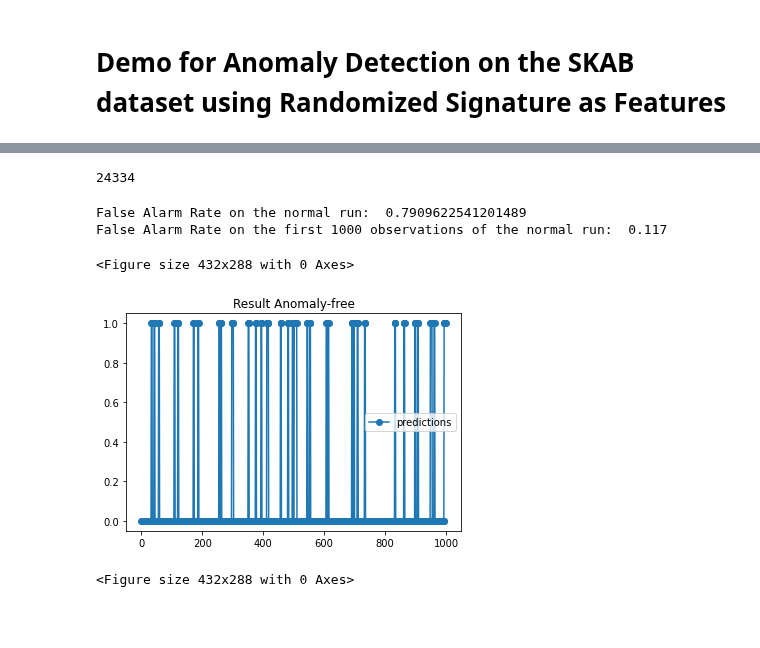
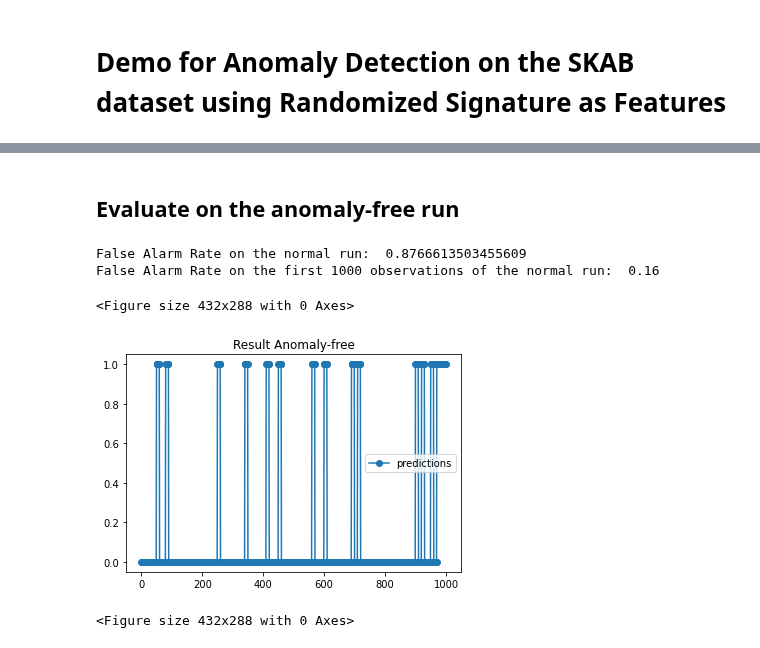
Before and after one commit to emguzzi/MasterThesisDemo, a Jupyter notebook: SKAB/SKAB_Signature_Demo.ipynb, the cells around one changed output, grey strips where cells are left out. Saved outputs shown, nothing was run; the diff lists cells and outputs as text; code cells hidden in the pictures; blank space fills up the shorter version.

```diff
--- a/SKAB/SKAB_Signature_Demo.ipynb
+++ b/SKAB/SKAB_Signature_Demo.ipynb
@@ -16,0 +19,9 @@ import utils
+# %%
+## read the data
+list_of_df, anomaly_free = utils.read_SKAB(anomaly_free = True)
+
+## inspect data
+print(list_of_df[0].head())
+cols = list_of_df[0].columns
+#plot different columns of the dataset
+plt.plot(list_of_df[0][cols[1]])
@@ -17,19 +52,22 @@ import utils
 # %%
-## hyperparameters
-
+## hyperparameters for the randomized signature and the model
 def identity(x):
     return x
 def sigmoid(x):
     return 1/(1+np.exp(-x))
 
 hyperparams_dict = {
-'varA':0.1,
+'varA':1e-5,
 'mean':0,
 'res_size':100,
-'activation': sigmoid
+'activation': identity
 }
 
-len_sub = 3
+len_sub = 10
 dim_paths = 8
 
 [As,bs] = get_random_coeff(dim_paths,hyperparams_dict)
+
+
+clf = IsolationForest(contamination = 0.1)
+#clf = OneClassSVM(nu = 0.05)
@@ -176,21 +150,16 @@ print(F1,FAR,MAR)
-# %%
-np.array(predictions)[np.array(anomalies) == 0]
-np.array(anomalies).shape
-np.array(anomalies)[np.array(anomalies) == 0].shape
-np.array(anomalies)[np.array(anomalies) == 0].shape[0]
-# %% [output]
-24334
+# %% [markdown]
+## Evaluate on the anomaly-free run
 # %%
 ## test on the normal run
-path_anomaly_free = 'data/anomaly-free/anomaly-free.csv'
-df = pd.read_csv(path_anomaly_free,sep = ';')
-df = df.drop(columns = ['datetime'])
-paths_free = df.to_numpy()
-paths_free = sklearn.preprocessing.MinMaxScaler().fit_transform(paths_free)
+#path_anomaly_free = 'data/anomaly-free/anomaly-free.csv'
+#df = pd.read_csv(path_anomaly_free,sep = ';')
+#df = df.drop(columns = ['datetime'])
+#paths_free = df.to_numpy()
+anomaly_free = sklearn.preprocessing.MinMaxScaler().fit_transform(anomaly_free)
 
 #split in train and test
-path_train = paths_free[:400,:]
-path_test = paths_free[400:,:]
+path_train = anomaly_free[:400,:]
+path_test = anomaly_free[400:,:]
 
 ## splitting
 path_train = [path_train[len_sub*i:len_sub*(i+1),:] for i in range(int(path_train.shape[0]/len_sub+1))]
@@ -211,35 +180,35 @@ path_train = [np.vstack((np.zeros_like(path[0,:]),path)) for path in path_train]
 path_test = [np.vstack((np.zeros_like(path[0,:]),path)) for path in path_test]
 
 
 Sigs_train = [compute_signature(As,bs,path_train[i],False,hyperparams_dict)
                  for i in range(len(path_train))]
 Sigs_test = [compute_signature(As,bs,path_test[i],False,hyperparams_dict)
                  for i in range(len(path_test))]
 
 path = path_train+path_test
 Sigs = np.array(Sigs_train+Sigs_test)
 Sigs_train = np.array(Sigs_train)
 Sigs_test = np.array(Sigs_test)
 
-clf = IsolationForest(contamination = 0.1)
+#clf = IsolationForest(contamination = 0.1)
 #clf = OneClassSVM(nu = 0.1)
 clf.fit(Sigs_train)
 pred = []
 for i in range(Sigs.shape[0]):
         pred = pred + (-0.5*(clf.predict(Sigs)[i]-np.ones(path[i].shape[0]-1))).tolist()
 
 #print('Performance on the test set (F1,FAR%,MAR%)', metrics_anomalies)
 print('False Alarm Rate on the normal run: ', sum(pred)/len(pred))
 print('False Alarm Rate on the first 1000 observations of the normal run: ', sum(pred[:1000])/1000)
 
 ## Plot the results for each dataset
 plt.plot(pred[:1000],marker = 'o',label = 'predictions')
 plt.legend()
 plt.title('Result Anomaly-free')
 plt.figure()
 # %% [output]
-False Alarm Rate on the normal run:  0.7909622541201489
-False Alarm Rate on the first 1000 observations of the normal run:  0.117
+False Alarm Rate on the normal run:  0.8766613503455609
+False Alarm Rate on the first 1000 observations of the normal run:  0.16
 <Figure size 432x288 with 0 Axes>
-[figure, old version]
+[figure, new version]
 <Figure size 432x288 with 0 Axes>
```
Also changed, not shown: parts of 7 cells of this notebook, 1 other file.
